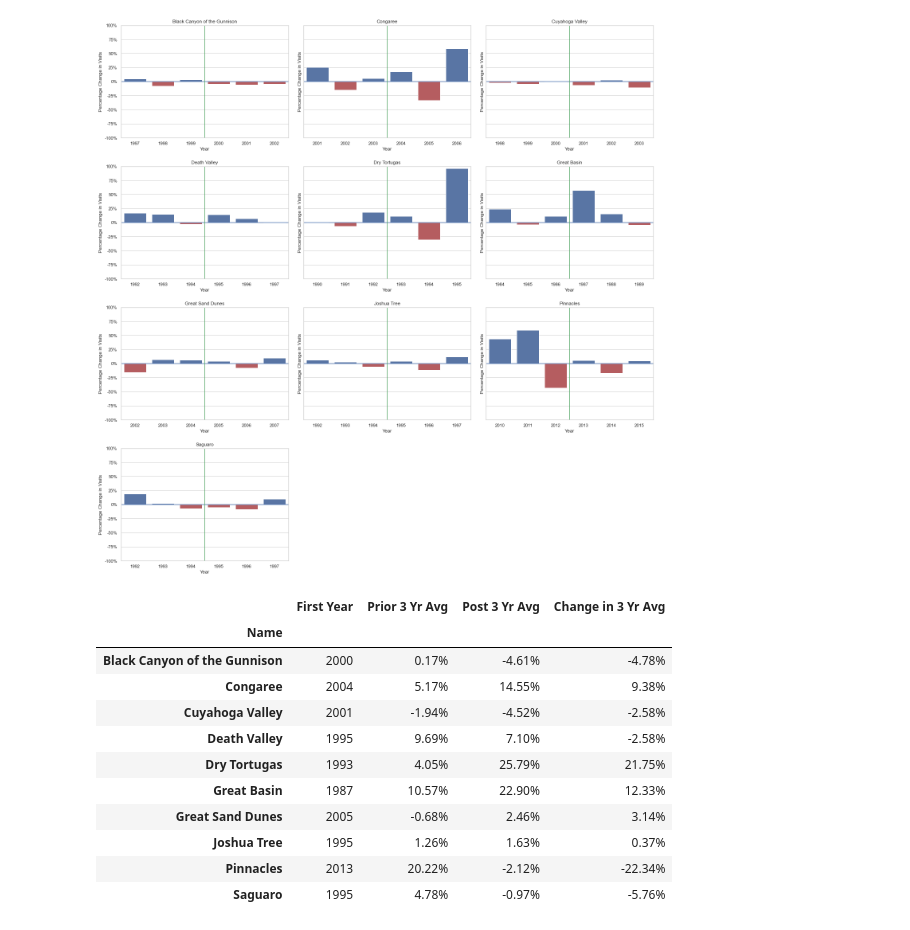
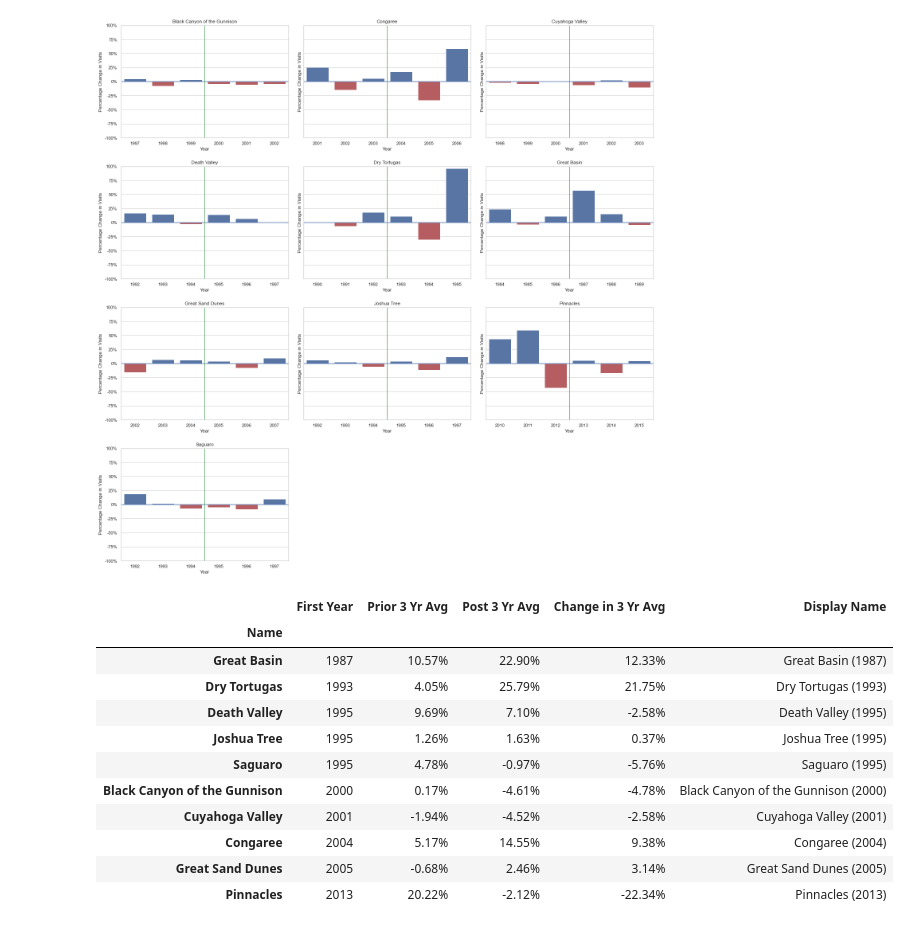
Before and after one commit to carl-schick-ds/national-parks, a Jupyter notebook: national-parks.ipynb, the cells around one changed output. Drawn from its saved outputs; the diff is of its cells as text; code cells hidden in the pictures.

```diff
--- a/national-parks.ipynb
+++ b/national-parks.ipynb
@@ -469,40 +469,42 @@ for i in range(num_parks, num_rows*num_cols):
 # %%
 dfm['Rolling Delta'] = dfm['Visits Delta'].rolling(3).mean()
 dfm_small = dfm[(dfm['Year'] == (dfm['First Year'] -1)) | (dfm['Year'] == (dfm['First Year'] + 2))]
 cols = ['Name', 'First Year', 'Year', 'Rolling Delta']
 dfm_small = dfm_small[cols]
 
 conditions = [(dfm_small['Year'] == dfm_small['First Year'] -1), (dfm_small['Year'] == dfm_small['First Year'] + 2)]
 values = ['Prior 3 Yr Avg', 'Post 3 Yr Avg']
 dfm_small['Period'] = np.select(conditions, values)
 
 park_visits_final_df = dfm_small.pivot(index=['Name', 'First Year'], columns='Period')
 park_visits_final_df.drop('Year', axis=1, inplace=True)
 park_visits_final_df = park_visits_final_df.droplevel(0, axis=1).reset_index()
 park_visits_final_df.columns.name = None
+park_visits_final_df['Display Name'] = park_visits_final_df['Name'] + " (" + park_visits_final_df['First Year'].astype(str) + ")"
 park_visits_final_df.set_index('Name', inplace=True)
 
 park_visits_final_df['Change in 3 Yr Avg'] = park_visits_final_df['Post 3 Yr Avg'] - park_visits_final_df['Prior 3 Yr Avg']
-park_visits_final_df = park_visits_final_df[['First Year', 'Prior 3 Yr Avg', 'Post 3 Yr Avg', 'Change in 3 Yr Avg']]
+park_visits_final_df = park_visits_final_df[['First Year', 'Prior 3 Yr Avg', 'Post 3 Yr Avg', 'Change in 3 Yr Avg', 'Display Name']]
+park_visits_final_df.sort_values(by='First Year', inplace=True)
 final_output = park_visits_final_df.style.format({
     'Prior 3 Yr Avg': '{:,.2%}'.format,
     'Post 3 Yr Avg': '{:,.2%}'.format,
     'Change in 3 Yr Avg': '{:,.2%}'.format
 })
 display(final_output)
 # %% [output]
-|  | First Year | Prior 3 Yr Avg | Post 3 Yr Avg | Change in 3 Yr Avg |
-| Name |  |  |  |  |
-| Black Canyon of the Gunnison | 2000 | 0.17% | -4.61% | -4.78% |
-| Congaree | 2004 | 5.17% | 14.55% | 9.38% |
-| Cuyahoga Valley | 2001 | -1.94% | -4.52% | -2.58% |
-| Death Valley | 1995 | 9.69% | 7.10% | -2.58% |
-| Dry Tortugas | 1993 | 4.05% | 25.79% | 21.75% |
-| Great Basin | 1987 | 10.57% | 22.90% | 12.33% |
-| Great Sand Dunes | 2005 | -0.68% | 2.46% | 3.14% |
-| Joshua Tree | 1995 | 1.26% | 1.63% | 0.37% |
-| Pinnacles | 2013 | 20.22% | -2.12% | -22.34% |
-| Saguaro | 1995 | 4.78% | -0.97% | -5.76% |
+|  | First Year | Prior 3 Yr Avg | Post 3 Yr Avg | Change in 3 Yr Avg | Display Name |
+| Name |  |  |  |  |  |
+| Great Basin | 1987 | 10.57% | 22.90% | 12.33% | Great Basin (1987) |
+| Dry Tortugas | 1993 | 4.05% | 25.79% | 21.75% | Dry Tortugas (1993) |
+| Death Valley | 1995 | 9.69% | 7.10% | -2.58% | Death Valley (1995) |
+| Joshua Tree | 1995 | 1.26% | 1.63% | 0.37% | Joshua Tree (1995) |
+| Saguaro | 1995 | 4.78% | -0.97% | -5.76% | Saguaro (1995) |
+| Black Canyon of the Gunnison | 2000 | 0.17% | -4.61% | -4.78% | Black Canyon of the Gunnison (2000) |
+| Cuyahoga Valley | 2001 | -1.94% | -4.52% | -2.58% | Cuyahoga Valley (2001) |
+| Congaree | 2004 | 5.17% | 14.55% | 9.38% | Congaree (2004) |
+| Great Sand Dunes | 2005 | -0.68% | 2.46% | 3.14% | Great Sand Dunes (2005) |
+| Pinnacles | 2013 | 20.22% | -2.12% | -22.34% | Pinnacles (2013) |
 # %%
 sns.set(rc = {'figure.figsize':(15,8)})
 sns.set_style('whitegrid')
```
Also changed, not shown: parts of 1 cell of this notebook.
